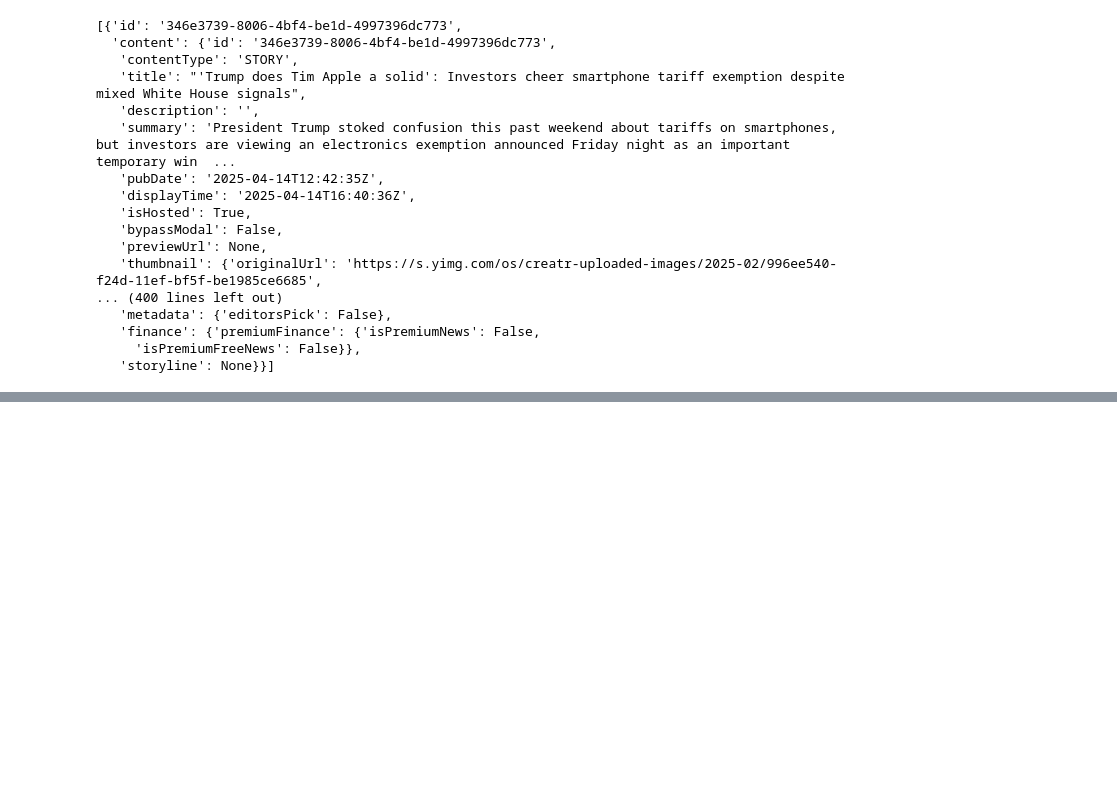
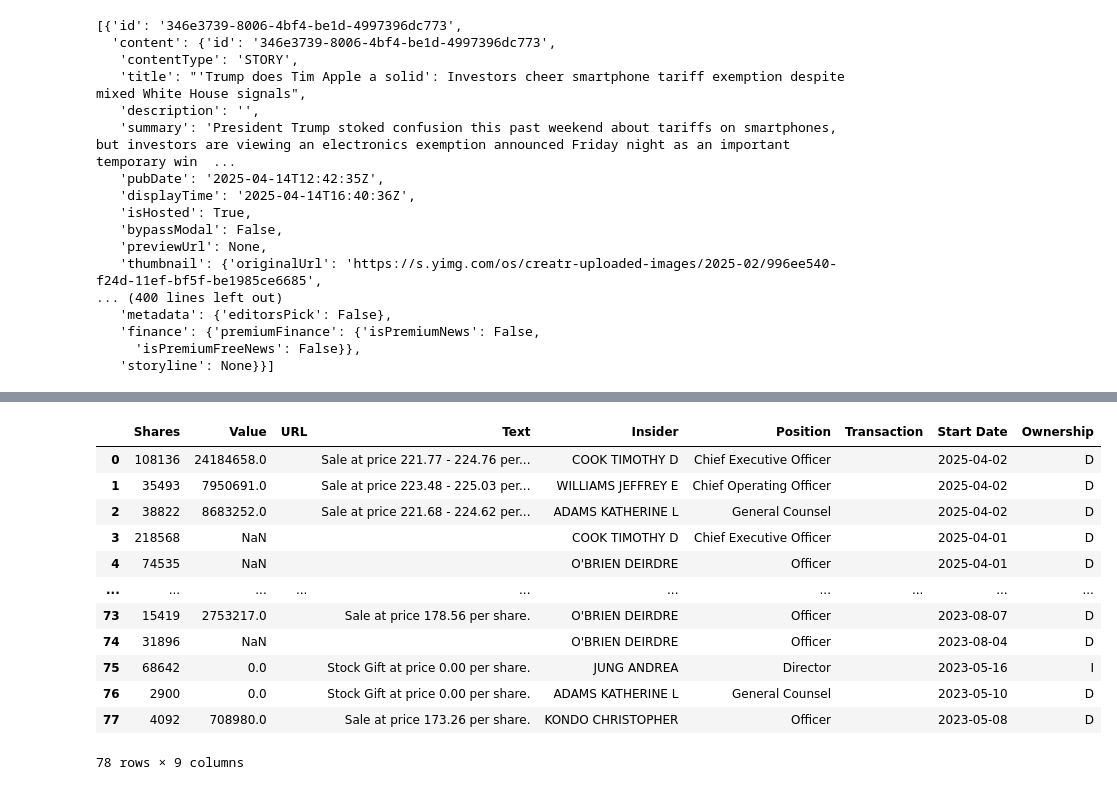
Before and after one commit to Romone10/fact_checking_BA, a Jupyter notebook: webscraping.ipynb, the cells around one changed output, grey strips where cells are left out. Drawn from its saved outputs; the diff is of its cells as text; code cells hidden in the pictures; blank space fills up the shorter version.

```diff
--- a/webscraping.ipynb
+++ b/webscraping.ipynb
@@ -116,0 +134,16 @@ aapl.news
+# %%
+aapl.insider_transactions
+# %% [output]
+|  | Shares | Value | URL | Text | Insider | Position | Transaction | Start Date | Ownership |
+| 0 | 108136 | 24184658.0 |  | Sale at price 221.77 - 224.76 per... | COOK TIMOTHY D | Chief Executive Officer |  | 2025-04-02 | D |
+| 1 | 35493 | 7950691.0 |  | Sale at price 223.48 - 225.03 per... | WILLIAMS JEFFREY E | Chief Operating Officer |  | 2025-04-02 | D |
+| 2 | 38822 | 8683252.0 |  | Sale at price 221.68 - 224.62 per... | ADAMS KATHERINE L | General Counsel |  | 2025-04-02 | D |
+| 3 | 218568 | NaN |  |  | COOK TIMOTHY D | Chief Executive Officer |  | 2025-04-01 | D |
+| 4 | 74535 | NaN |  |  | O'BRIEN DEIRDRE | Officer |  | 2025-04-01 | D |
+| ... | ... | ... | ... | ... | ... | ... | ... | ... | ... |
+| 73 | 15419 | 2753217.0 |  | Sale at price 178.56 per share. | O'BRIEN DEIRDRE | Officer |  | 2023-08-07 | D |
+| 74 | 31896 | NaN |  |  | O'BRIEN DEIRDRE | Officer |  | 2023-08-04 | D |
+| 75 | 68642 | 0.0 |  | Stock Gift at price 0.00 per share. | JUNG ANDREA | Director |  | 2023-05-16 | I |
+| 76 | 2900 | 0.0 |  | Stock Gift at price 0.00 per share. | ADAMS KATHERINE L | General Counsel |  | 2023-05-10 | D |
+| 77 | 4092 | 708980.0 |  | Sale at price 173.26 per share. | KONDO CHRISTOPHER | Officer |  | 2023-05-08 | D |
+78 rows × 9 columns
```
Also changed, not shown: parts of 15 cells of this notebook.
